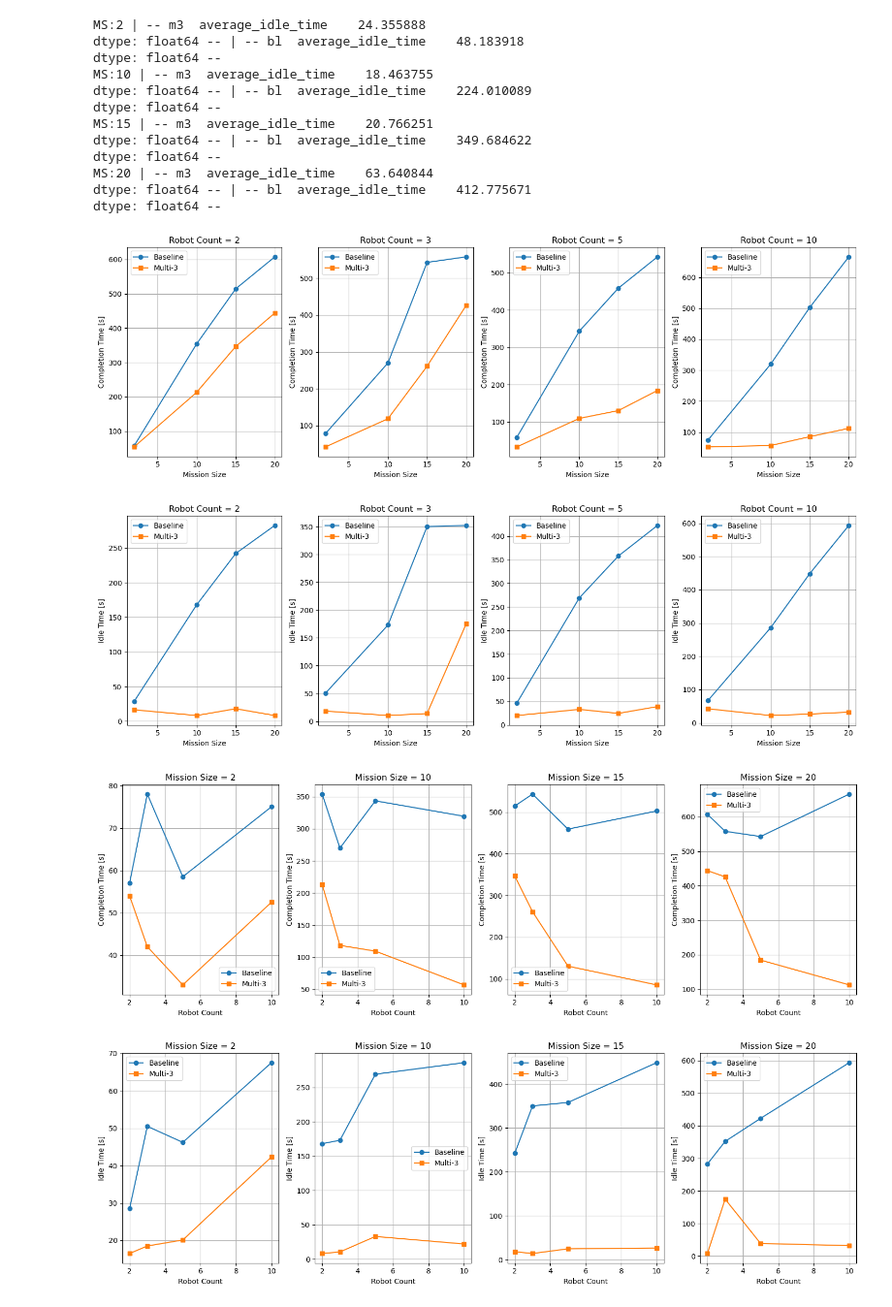
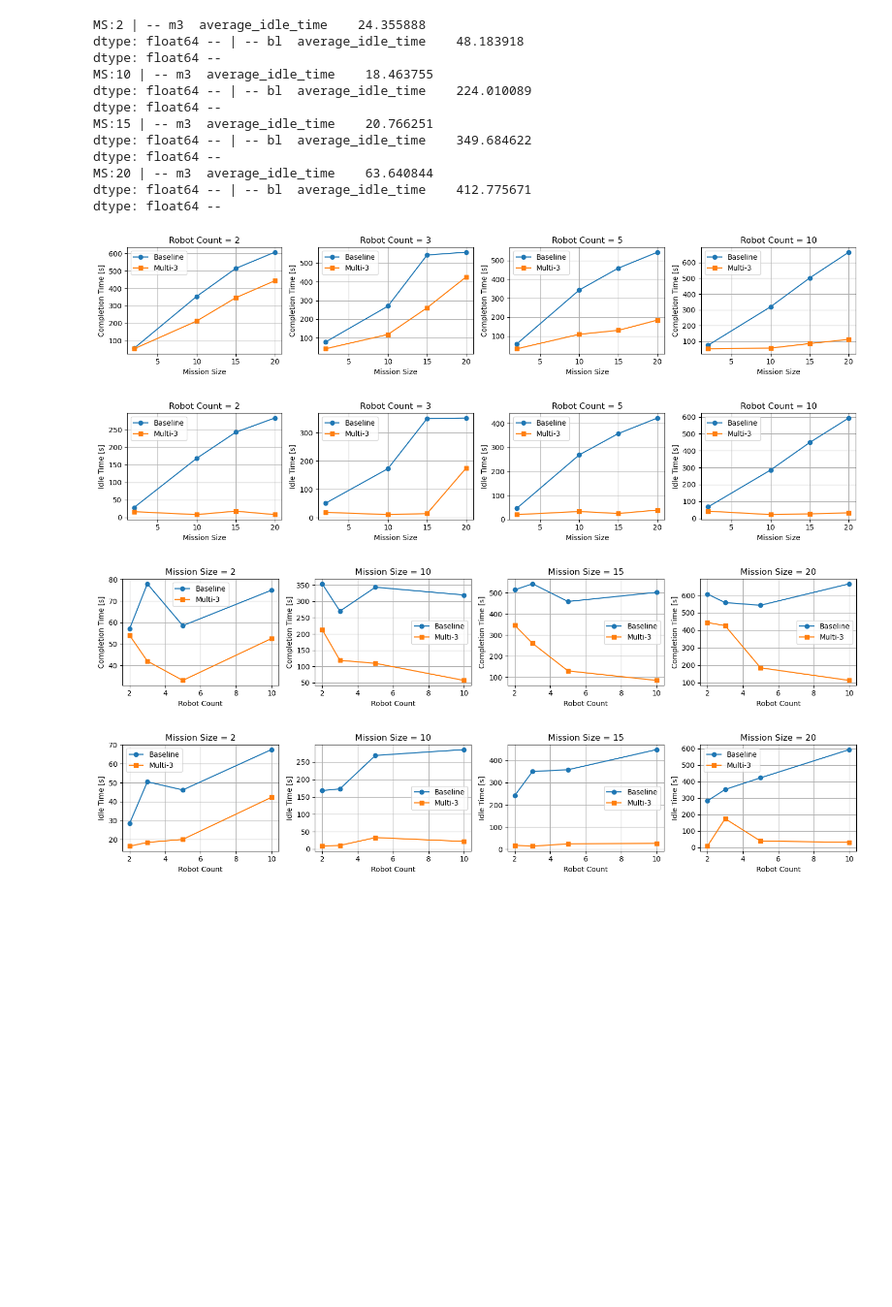
Before and after one commit to tonypg39/multi3_ws, a Jupyter notebook: plotting.ipynb, the cells around one changed output. Shown at 97% size. Drawn from its saved outputs; the diff is of its cells as text; code cells hidden in the pictures; blank space fills up the shorter version.

```diff
--- a/plotting.ipynb
+++ b/plotting.ipynb
@@ -76,45 +76,45 @@ get_idle_time(df)
 # %%
 def multiplot(df,fname,external_variable,ext_values,var_x,var_y,title,x_label,y_label, sample_id=1):
     """Receive title with a placeholder $field$"""
-    fig, axes = plt.subplots(1, 4, figsize=(15, 5))
+    fig, axes = plt.subplots(1, 4, figsize=(15, 3))
     for i, v in enumerate(ext_values):
         x_df = df[ (df[external_variable] == v) & \
                    (df["running_mode"] == "standard") & \
                    (df["sample_id"] == sample_id)
              ][[var_x,var_y,"method"]]
         fil_bl_df = x_df[x_df["method"] == "baseline"]
         sort_bl_df = fil_bl_df.sort_values(by=var_x)
 
         fil_m3_df = x_df[x_df["method"] == "multi3"]
         sort_m3_df = fil_m3_df.sort_values(by=var_x)
 
         bl_x = sort_bl_df[var_x].to_numpy()
         bl_y = sort_bl_df[var_y].to_numpy()
         m3_x = sort_m3_df[var_x].to_numpy()
         m3_y = sort_m3_df[var_y].to_numpy()
 
         axes[i].plot(bl_x,bl_y, marker='o', label='Baseline')
         axes[i].plot(m3_x,m3_y, marker='s', label='Multi-3')
         axes[i].set_title(title.replace("$field$",str(v)))
         axes[i].set_ylabel(y_label)
         axes[i].set_xlabel(x_label)
         axes[i].legend()
         axes[i].grid()
     plt.tight_layout()
     plt.savefig(fname, format="pdf")
     plt.show()
 
-multiplot(df, "images/ct_by_rc.pdf", "robot_count", [2,3,5,10],"mission_size"
+multiplot(df, "images/ct_by_rc4.pdf", "robot_count", [2,3,5,10],"mission_size"
         ,"completion_time","Robot Count = $field$", "Mission Size", "Completion Time [s]",0)
-multiplot(df, "images/it_by_rc.pdf", "robot_count", [2,3,5,10],"mission_size"
+multiplot(df, "images/it_by_rc4.pdf", "robot_count", [2,3,5,10],"mission_size"
         ,"average_idle_time","Robot Count = $field$", "Mission Size", "Idle Time [s]",0)
 
-multiplot(df, "images/ct_by_ms.pdf", "mission_size", [2,10,15,20],"robot_count"
+multiplot(df, "images/ct_by_ms4.pdf", "mission_size", [2,10,15,20],"robot_count"
         ,"completion_time","Mission Size = $field$", "Robot Count", "Completion Time [s]",0)
-multiplot(df, "images/it_by_ms.pdf", "mission_size", [2,10,15,20],"robot_count"
+multiplot(df, "images/it_by_ms4.pdf", "mission_size", [2,10,15,20],"robot_count"
         ,"average_idle_time","Mission Size = $field$", "Robot Count", "Idle Time [s]",0)
 # %% [output]
-[figure, old version]
+[figure, new version]
-[figure, old version]
+[figure, new version]
-[figure, old version]
+[figure, new version]
-[figure, old version]
+[figure, new version]
```
Also changed, not shown: 4 other files.
